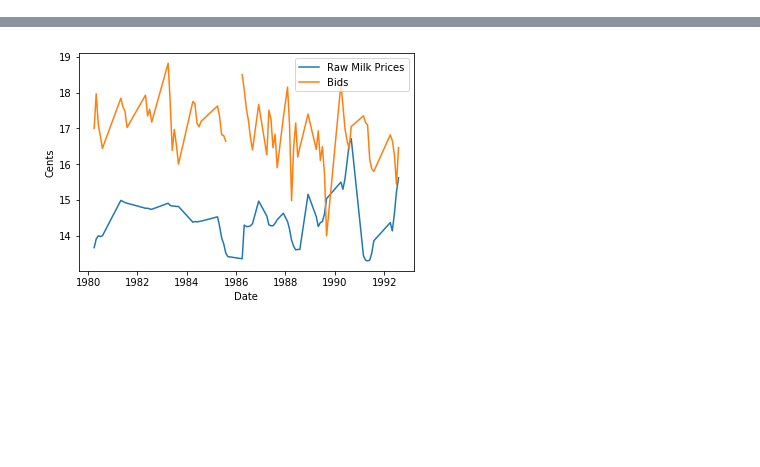
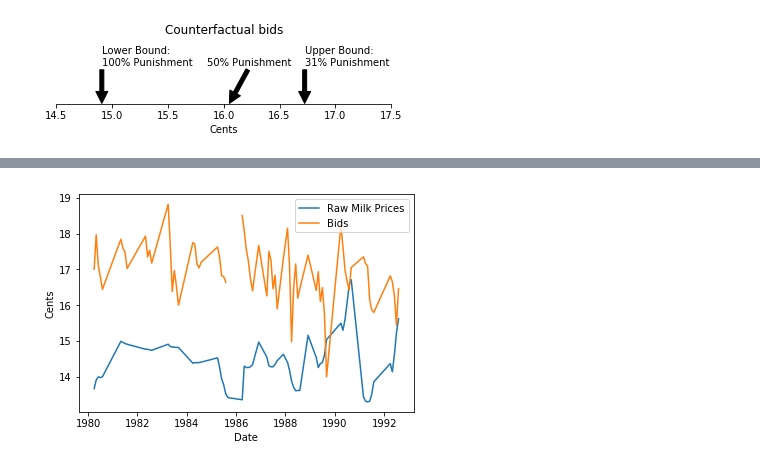
Before and after one commit to ericschulman/tx_milk_2yp, a Jupyter notebook: summary_stats.ipynb, the cells around one changed output, grey strips where cells are left out. Cells and saved outputs as stored; diff of their text form; code cells hidden in the pictures; blank space fills up the shorter version.

```diff
--- a/summary_stats.ipynb
+++ b/summary_stats.ipynb
@@ -83,3 +77,37 @@ Weights: [0.21922422 0.78077578]
+# %%
+
+
+ax = plt.subplot(3,1,1)
+
+ax.spines['right'].set_color('none')
+ax.spines['left'].set_color('none')
+ax.spines['top'].set_color('none')
+ax.yaxis.set_major_locator(ticker.NullLocator())
+ax.set_xlim(14.5, 17.5)
+ax.set_ylim(0, 5)
+
+ax.xaxis.set_major_locator(ticker.MultipleLocator(0.5))
+ax.xaxis.set_minor_locator(ticker.MultipleLocator(1))
+plt.title('Counterfactual bids')
+plt.xlabel('Cents')
+
+lb =np.exp(g.means_[1,0])*100
+ub = np.exp(bids.mean())*100
+mid = np.exp(.5*g.means_[0,0] + .5*g.means_[1,0])*100
+
+ax.annotate('Lower Bound:\n100% Punishment', xy=(lb,0), xytext=(lb,3),
+            arrowprops=dict(facecolor='black', shrink=0.01) )
+
+ax.annotate('Upper Bound:\n31% Punishment', xy=(ub,0), xytext=(ub,3),
+            arrowprops=dict(facecolor='black', shrink=0.01) )
+
+ax.annotate('50% Punishment', xy=(mid,0), xytext=(mid-.2,3),
+            arrowprops=dict(facecolor='black', shrink=0.01) )
+
+plt.savefig('results/cf_analysis.png', bbox_inches = 'tight')
+plt.show()
+# %% [output]
+[figure, added]
 # %%
 #graph kernel with mixture components
 comp1 = g.weights_[0]*stats.norm.pdf(dens.support,g.means_[0,0],g.covariances_[0,0]**.5)
```
Also changed, not shown: parts of 8 cells of this notebook, 3 other files.
